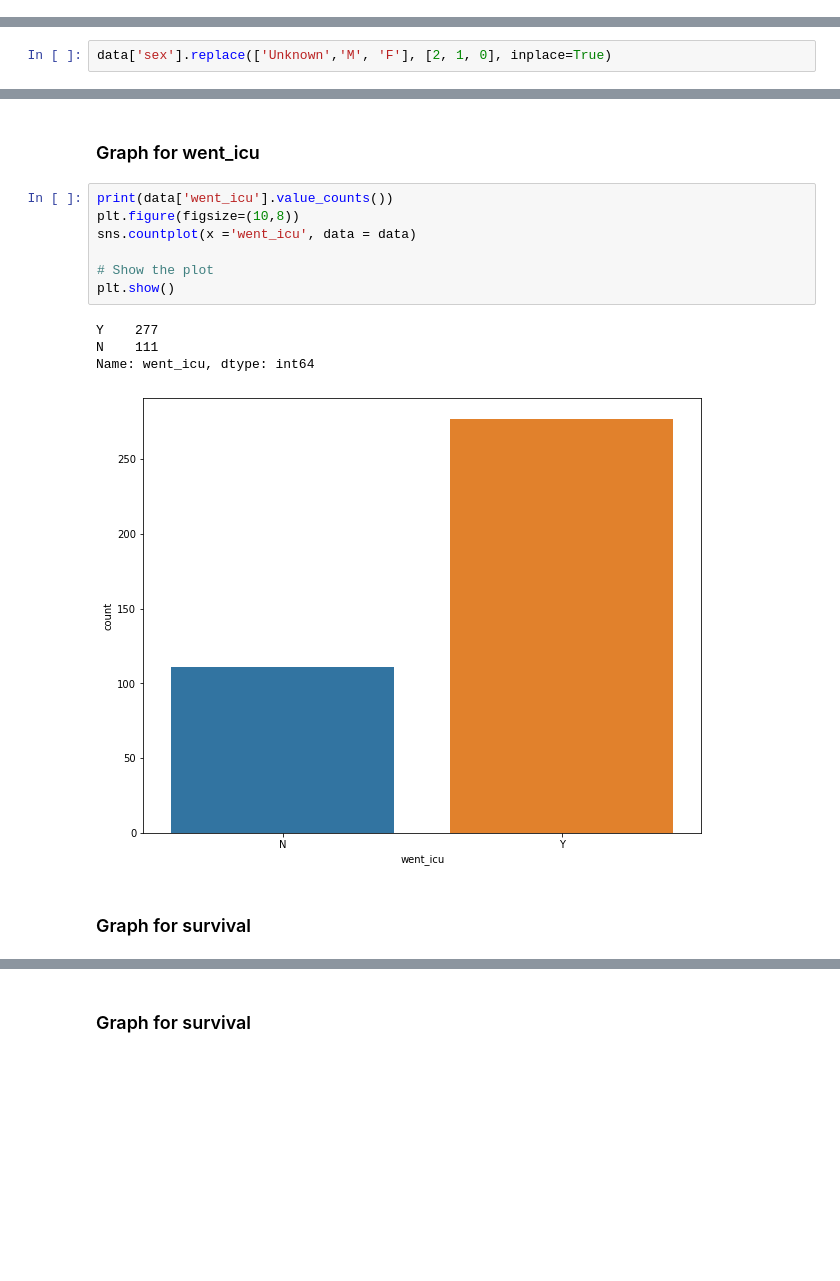
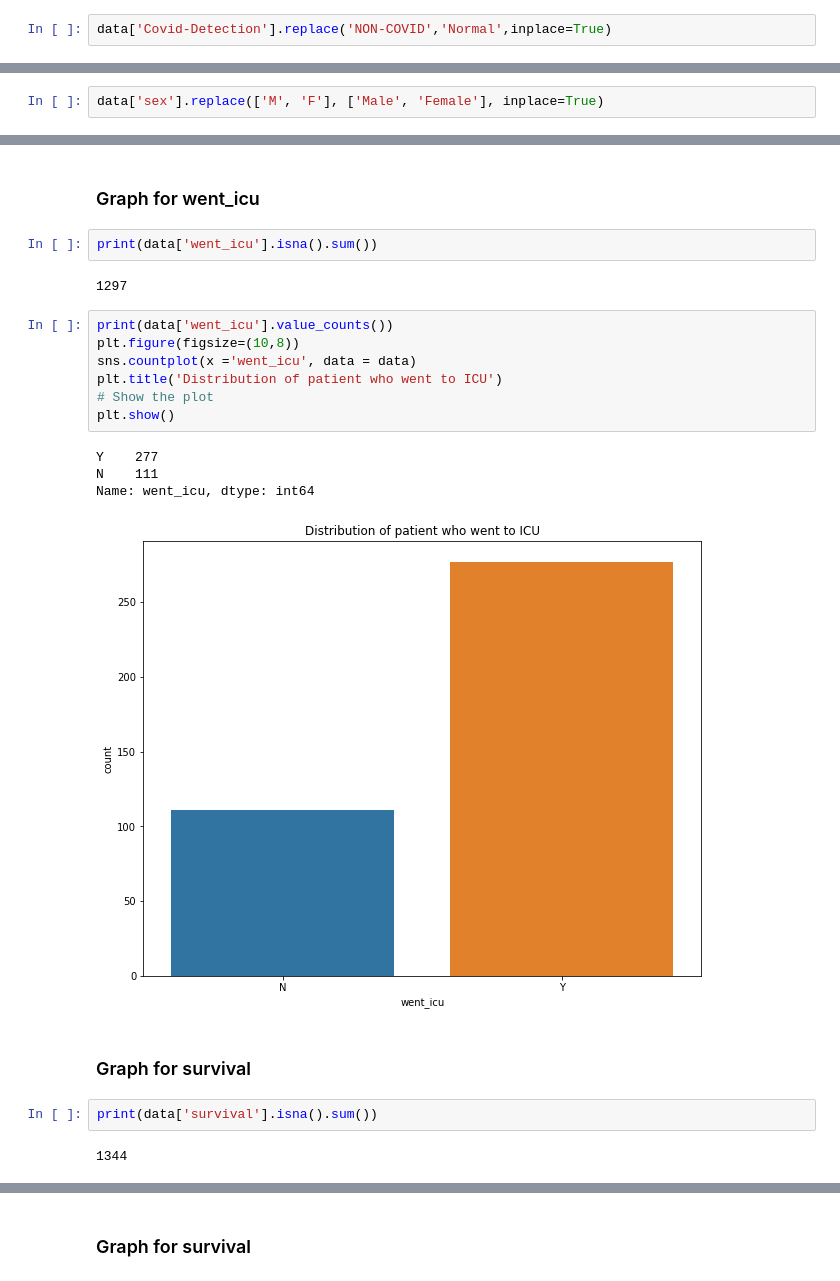
Before and after one commit to RashmiAPatel19/SMU-MSDS-CapstoneA, a Jupyter notebook: Code/RP_LA_Capstone_COVID.ipynb, the cells around one changed output, grey strips where cells are left out. Drawn from its saved outputs; the diff is of its cells as text; blank space fills up the shorter version.

```diff
--- a/Code/RP_LA_Capstone_COVID.ipynb
+++ b/Code/RP_LA_Capstone_COVID.ipynb
@@ -120,6 +140,8 @@ Unclear      194
 Name: Covid-Detection, dtype: int64
 # %% [markdown]
 ### Graph for covid-detection
+# %%
+data['Covid-Detection'].replace('NON-COVID','Normal',inplace=True)
 # %%
 plt.figure(figsize=(10,8))
 sns.countplot(x ='Covid-Detection', data = data)
@@ -229,4 +271,4 @@ len(data[data['sex']=='F'])
 # %% [output]
 363
 # %%
-data['sex'].replace(['Unknown','M', 'F'], [2, 1, 0], inplace=True)
+data['sex'].replace(['M', 'F'], ['Male', 'Female'], inplace=True)
@@ -253,20 +312,28 @@ Name: sex, dtype: int64
 # EDA for remaining variables
 # %% [markdown]
 ### Graph for went_icu
+# %%
+print(data['went_icu'].isna().sum())
+# %% [output]
+1297
 # %%
 print(data['went_icu'].value_counts())
 plt.figure(figsize=(10,8))
 sns.countplot(x ='went_icu', data = data)
-
+plt.title('Distribution of patient who went to ICU')
 # Show the plot
 plt.show()
 # %% [output]
 Y    277
 N    111
 Name: went_icu, dtype: int64
-[figure, old version]
+[figure, new version]
 # %% [markdown]
 ### Graph for survival
+# %%
+print(data['survival'].isna().sum())
+# %% [output]
+1344
 # %%
 print(data['survival'].value_counts())
 plt.figure(figsize=(10,8))
```
Also changed, not shown: parts of 27 cells of this notebook.
